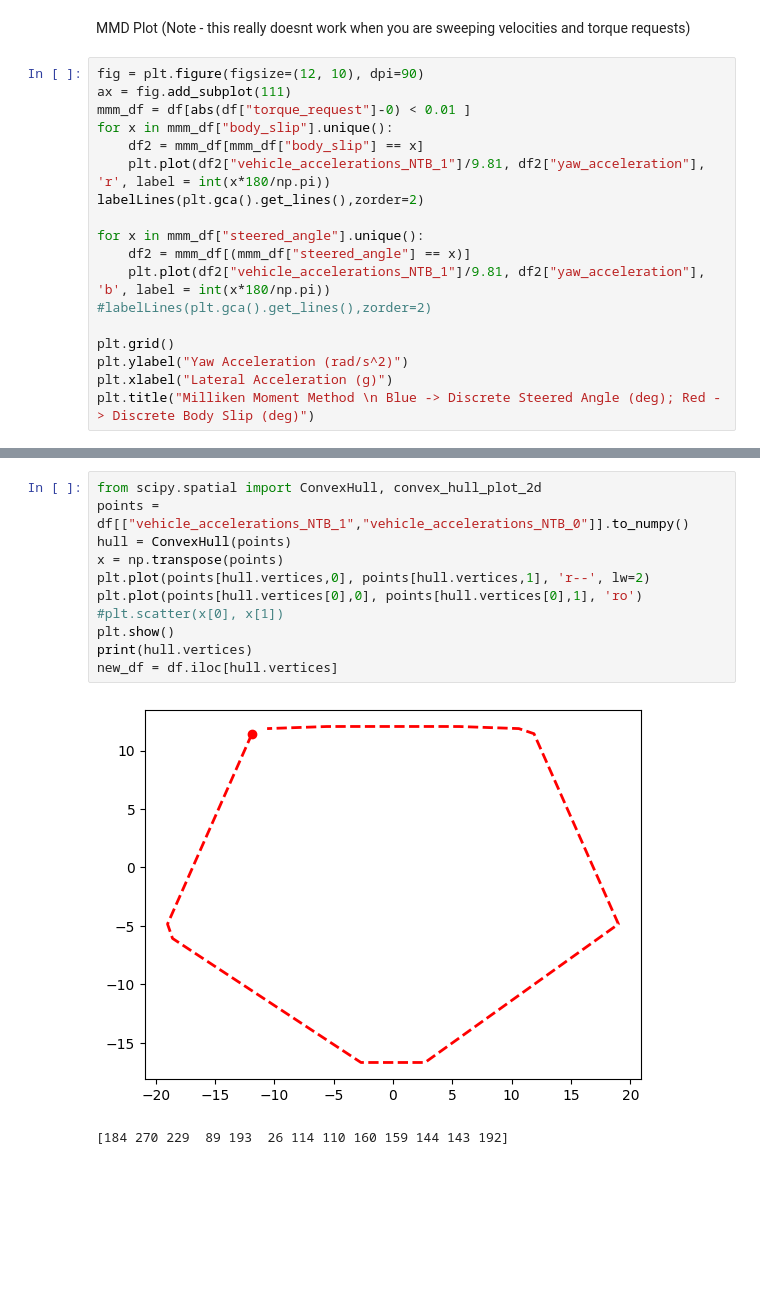
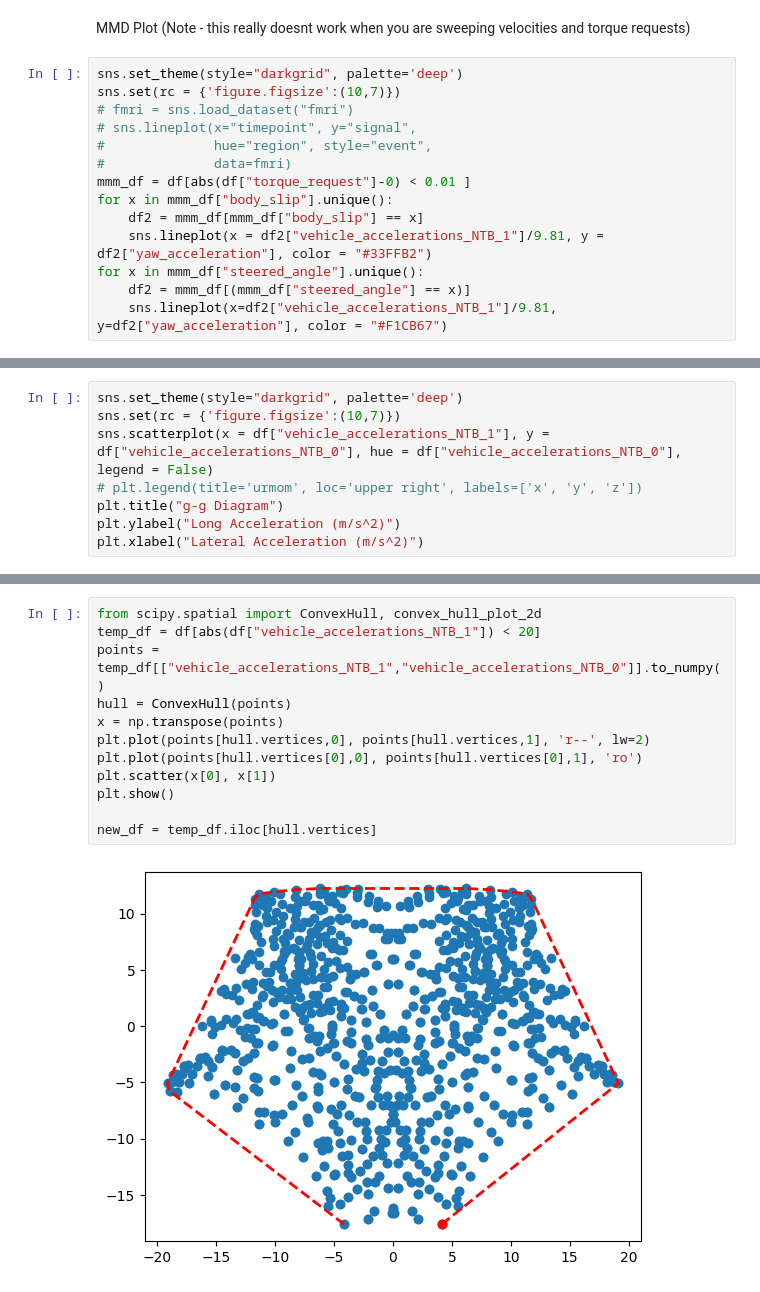
Before and after one commit to LonghornRacingElectric/magic_moment_method, a Jupyter notebook: analysis/MMM_plotter.ipynb, the cells around one changed output, grey strips where cells are left out. Drawn from its saved outputs; the diff is of its cells as text; blank space fills up the shorter version.

```diff
--- a/analysis/MMM_plotter.ipynb
+++ b/analysis/MMM_plotter.ipynb
@@ -25,21 +25,17 @@ for tire in tires:
 # %% [markdown]
 MMD Plot (Note - this really doesnt work when you are sweeping velocities and torque requests)
 # %%
-fig = plt.figure(figsize=(12, 10), dpi=90)
-ax = fig.add_subplot(111)
+sns.set_theme(style="darkgrid", palette='deep')
+sns.set(rc = {'figure.figsize':(10,7)})
+# fmri = sns.load_dataset("fmri")
+# sns.lineplot(x="timepoint", y="signal",
+#              hue="region", style="event",
+#              data=fmri)
 mmm_df = df[abs(df["torque_request"]-0) < 0.01 ]
 for x in mmm_df["body_slip"].unique():
     df2 = mmm_df[mmm_df["body_slip"] == x]
-    plt.plot(df2["vehicle_accelerations_NTB_1"]/9.81, df2["yaw_acceleration"], 'r', label = int(x*180/np.pi))
-labelLines(plt.gca().get_lines(),zorder=2)
-
+    sns.lineplot(x = df2["vehicle_accelerations_NTB_1"]/9.81, y = df2["yaw_acceleration"], color = "#33FFB2")
 for x in mmm_df["steered_angle"].unique():
     df2 = mmm_df[(mmm_df["steered_angle"] == x)]
-    plt.plot(df2["vehicle_accelerations_NTB_1"]/9.81, df2["yaw_acceleration"], 'b', label = int(x*180/np.pi))
-#labelLines(plt.gca().get_lines(),zorder=2)
-
-plt.grid()
-plt.ylabel("Yaw Acceleration (rad/s^2)")
-plt.xlabel("Lateral Acceleration (g)")
-plt.title("Milliken Moment Method \n Blue -> Discrete Steered Angle (deg); Red -> Discrete Body Slip (deg)")
+    sns.lineplot(x=df2["vehicle_accelerations_NTB_1"]/9.81, y=df2["yaw_acceleration"], color = "#F1CB67")
 # %% [output]
@@ -47,0 +43,8 @@ Text(0.5, 1.0, 'Milliken Moment Method \n Blue -> Discrete Steered Angle (deg);
+# %%
+sns.set_theme(style="darkgrid", palette='deep')
+sns.set(rc = {'figure.figsize':(10,7)})
+sns.scatterplot(x = df["vehicle_accelerations_NTB_1"], y = df["vehicle_accelerations_NTB_0"], hue = df["vehicle_accelerations_NTB_0"], legend = False)
+# plt.legend(title='urmom', loc='upper right', labels=['x', 'y', 'z'])
+plt.title("g-g Diagram")
+plt.ylabel("Long Acceleration (m/s^2)")
+plt.xlabel("Lateral Acceleration (m/s^2)")
@@ -56,17 +62,17 @@ plt.grid()
 # %%
 from scipy.spatial import ConvexHull, convex_hull_plot_2d
-points = df[["vehicle_accelerations_NTB_1","vehicle_accelerations_NTB_0"]].to_numpy()
+temp_df = df[abs(df["vehicle_accelerations_NTB_1"]) < 20]
+points = temp_df[["vehicle_accelerations_NTB_1","vehicle_accelerations_NTB_0"]].to_numpy()
 hull = ConvexHull(points)
 x = np.transpose(points)
 plt.plot(points[hull.vertices,0], points[hull.vertices,1], 'r--', lw=2)
 plt.plot(points[hull.vertices[0],0], points[hull.vertices[0],1], 'ro')
-#plt.scatter(x[0], x[1])
+plt.scatter(x[0], x[1])
 plt.show()
-print(hull.vertices)
-new_df = df.iloc[hull.vertices]
+
+new_df = temp_df.iloc[hull.vertices]
 # %% [output]
-[figure, old version]
+[figure, new version]
-[184 270 229  89 193  26 114 110 160 159 144 143 192]
 # %%
 plt.scatter(new_df["torque_request"], new_df["vehicle_accelerations_NTB_0"], s=10)
 plt.grid()
```
Also changed, not shown: parts of 19 cells of this notebook.
